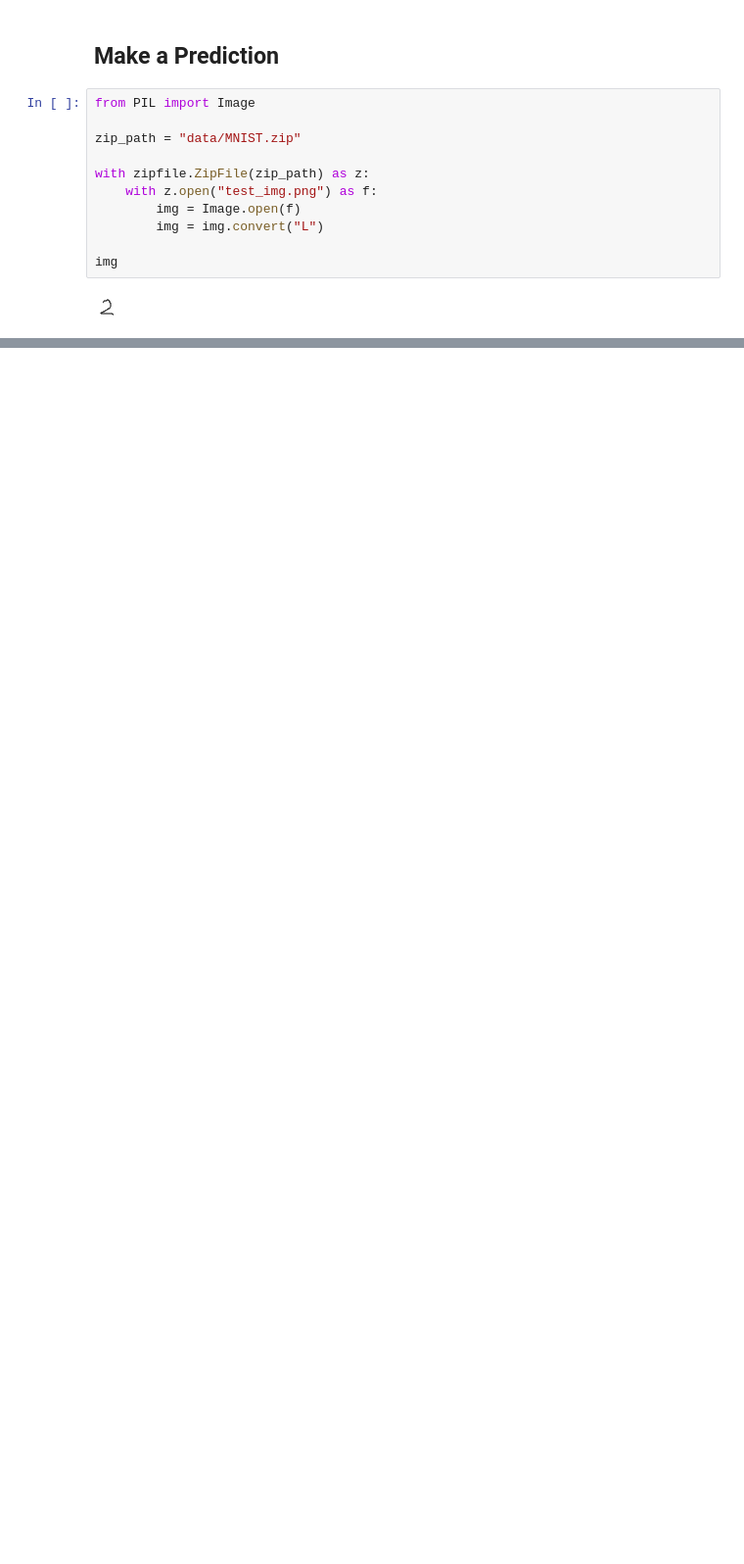
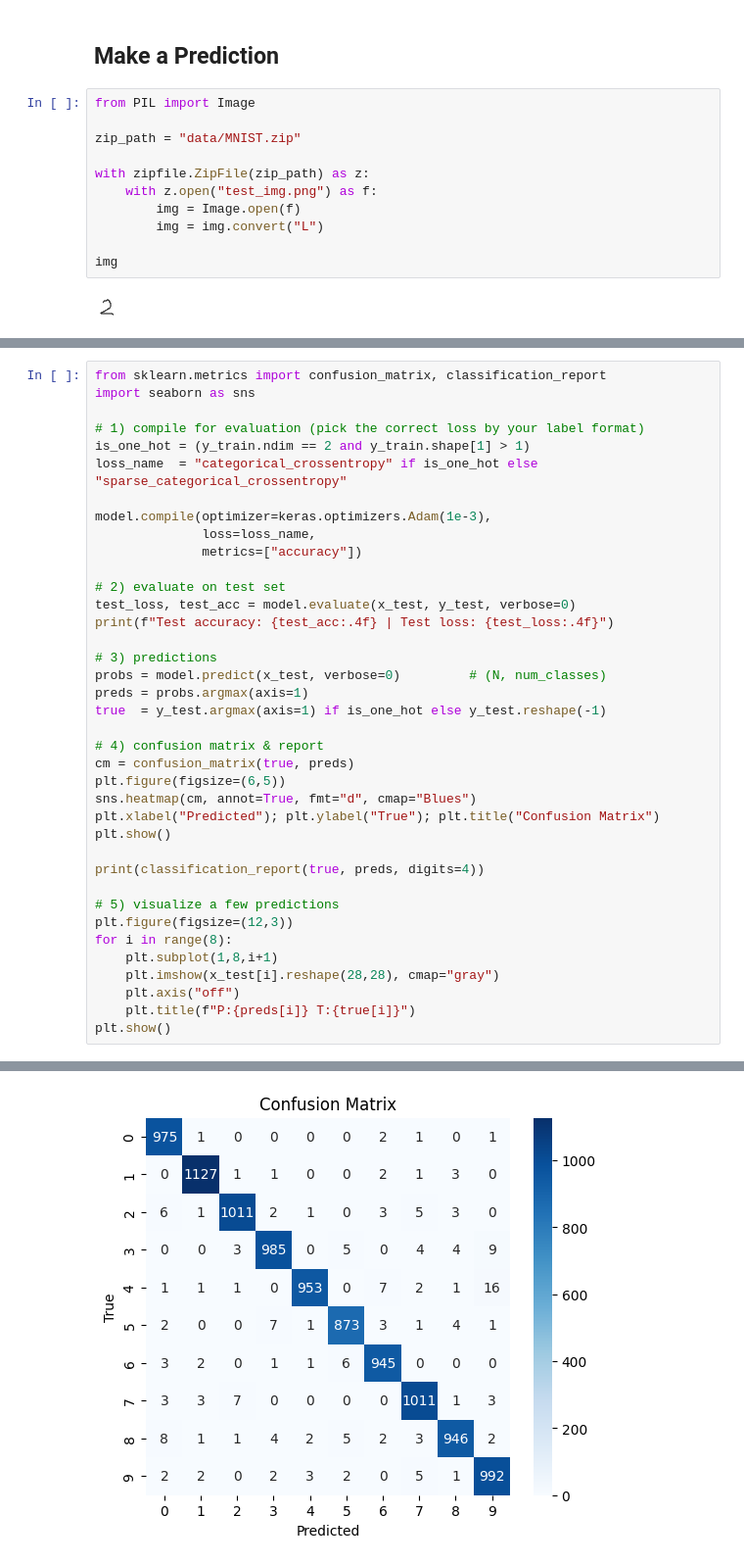
Before and after one commit to alextianyf/Math-Garden, a Jupyter notebook: notebook.ipynb, the cells around one changed output, grey strips where cells are left out. Shown at 98% size. Cells and saved outputs as stored; diff of their text form; blank space fills up the shorter version.

Commit message:
MLP Testing and Evaluation

```diff
--- a/notebook.ipynb
+++ b/notebook.ipynb
@@ -311,0 +351,39 @@ Prediction for test image is 2
+# %%
+from sklearn.metrics import confusion_matrix, classification_report
+import seaborn as sns
+
+# 1) compile for evaluation (pick the correct loss by your label format)
+is_one_hot = (y_train.ndim == 2 and y_train.shape[1] > 1)
+loss_name  = "categorical_crossentropy" if is_one_hot else "sparse_categorical_crossentropy"
+
+model.compile(optimizer=keras.optimizers.Adam(1e-3),
+              loss=loss_name,
+              metrics=["accuracy"])
+
+# 2) evaluate on test set
+test_loss, test_acc = model.evaluate(x_test, y_test, verbose=0)
+print(f"Test accuracy: {test_acc:.4f} | Test loss: {test_loss:.4f}")
+
+# 3) predictions
+probs = model.predict(x_test, verbose=0)         # (N, num_classes)
+preds = probs.argmax(axis=1)
+true  = y_test.argmax(axis=1) if is_one_hot else y_test.reshape(-1)
+
+# 4) confusion matrix & report
+cm = confusion_matrix(true, preds)
+plt.figure(figsize=(6,5))
+sns.heatmap(cm, annot=True, fmt="d", cmap="Blues")
+plt.xlabel("Predicted"); plt.ylabel("True"); plt.title("Confusion Matrix")
+plt.show()
+
+print(classification_report(true, preds, digits=4))
+
+# 5) visualize a few predictions
+plt.figure(figsize=(12,3))
+for i in range(8):
+    plt.subplot(1,8,i+1)
+    plt.imshow(x_test[i].reshape(28,28), cmap="gray")
+    plt.axis("off")
+    plt.title(f"P:{preds[i]} T:{true[i]}")
+plt.show()
+# %% [output]
@@ -311,0 +391 @@ Prediction for test image is 2
+[figure, added]
```
Also changed, not shown: parts of 7 cells of this notebook, 5 other files.
